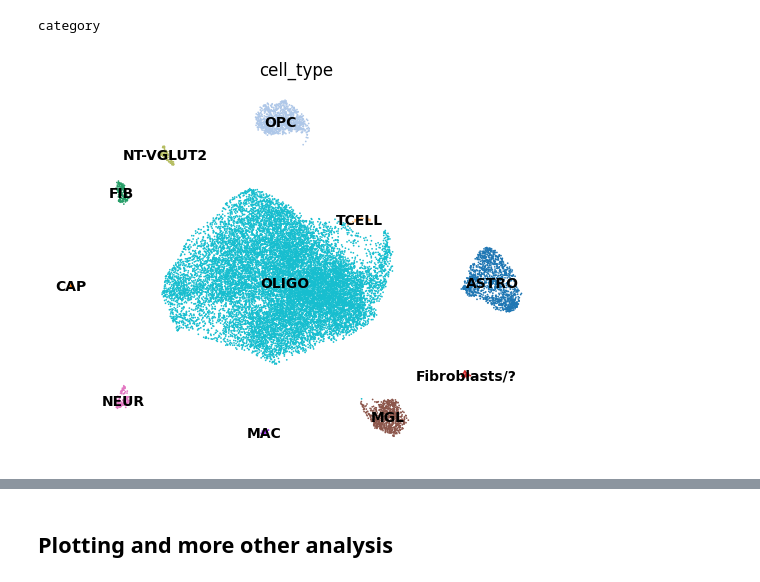
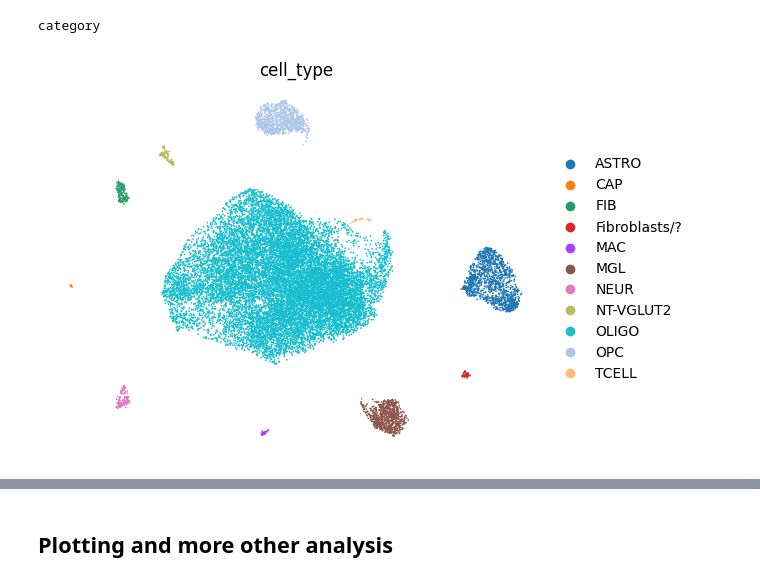
Before and after one commit to saatvik-viniak/sc-RNA-atlas, a Jupyter notebook: sample_scanpy.ipynb, the cells around one changed output, grey strips where cells are left out. Cells and saved outputs as stored; diff of their text form; code cells hidden in the pictures.

```diff
--- a/sample_scanpy.ipynb
+++ b/sample_scanpy.ipynb
@@ -510,9 +510,9 @@ category
 adata.obs['cell_type'] = adata.obs['leiden'].astype(str).map(updated_annotations)
 adata_hvg.obs['cell_type'] = adata_hvg.obs['leiden'].astype(str).map(updated_annotations)
 # %%
-sc.pl.umap(adata_hvg, color = ['cell_type'], frameon=False, legend_loc='on data')
+sc.pl.umap(adata_hvg, color = ['cell_type'], frameon=False) #, legend_loc='on data')
 # %% [output]
-[figure, old version]
+[figure, new version]
 # %%
 adata.uns['markers'] = markers
 # %%
```
Also changed, not shown: parts of 7 cells of this notebook.
